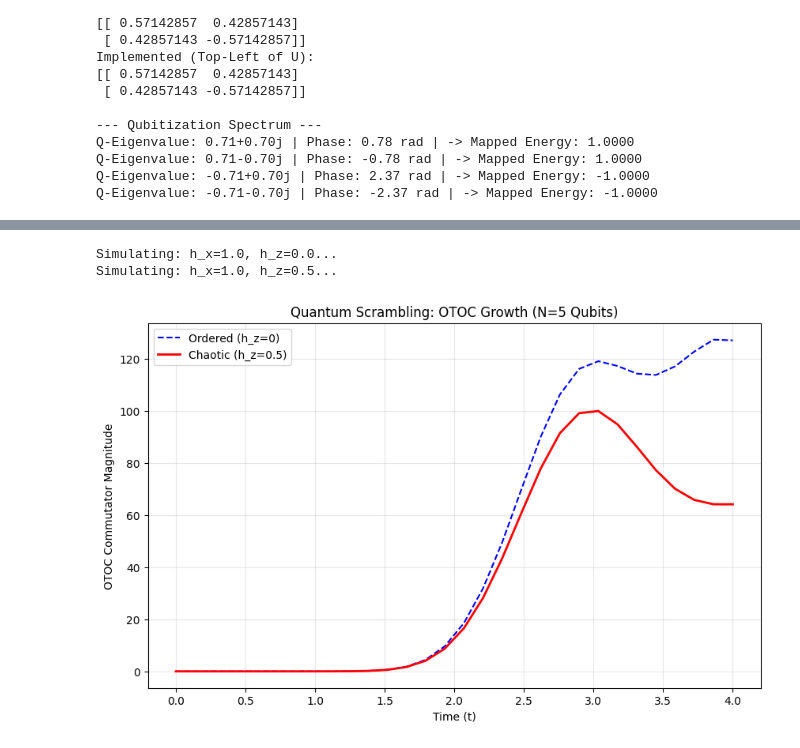
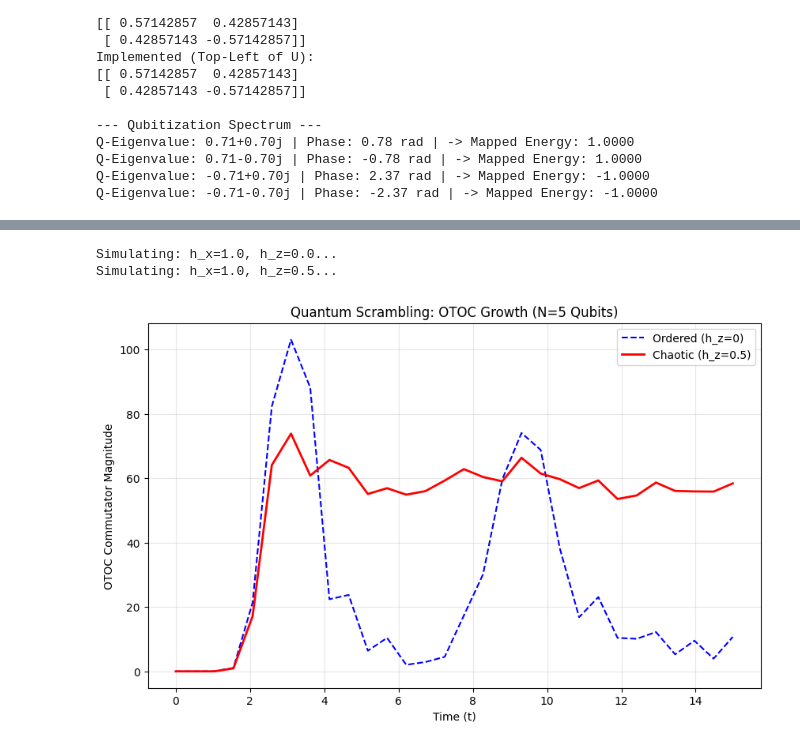
Before and after one commit to deltorobarba/science, a Jupyter notebook: schroedinger.ipynb, the cells around one changed output, grey strips where cells are left out. Cells and saved outputs as stored; diff of their text form; code cells hidden in the pictures.

```diff
--- a/schroedinger.ipynb
+++ b/schroedinger.ipynb
@@ -681,10 +680,8 @@ Since "i get this" implies you are ready to lock this knowledge in, here is the
 # %%
-import cirq
-import numpy as np
-import matplotlib.pyplot as plt
+
 from scipy.linalg import norm
 
-def get_unitary_from_circuit(qubits, t, h_x, h_z, steps=5):
+def get_unitary_from_circuit(qubits, t, h_x, h_z, steps=25):
     """
     Creates the Unitary Matrix U(t) for a specific Hamiltonian setup.
     H = Sum(Zi Zj) + h_x * Sum(Xi) + h_z * Sum(Zi)
@@ -764,32 +761,32 @@ def calculate_otoc_curve(num_qubits, h_x, h_z, time_points):
         otoc_values.append(c_val)
 
     return otoc_values
 
 # --- Simulation Setup ---
 n_qubits = 5  # Small enough for matrix multiplication
-times = np.linspace(0, 4.0, 30)
+times = np.linspace(0, 15.0, 30)
 
 # Scenario 1: Ordered / Integrable (Ising Model)
 # No longitudinal field (h_z = 0)
 otoc_ordered = calculate_otoc_curve(n_qubits, h_x=1.0, h_z=0.0, time_points=times)
 
 # Scenario 2: Chaotic (Non-Integrable)
 # We add a longitudinal field (h_z = 0.5) to break symmetry
 otoc_chaotic = calculate_otoc_curve(n_qubits, h_x=1.0, h_z=0.5, time_points=times)
 
 # --- Plotting ---
 plt.figure(figsize=(10, 6))
 
 plt.plot(times, otoc_ordered, label='Ordered (h_z=0)', color='blue', linestyle='--')
 plt.plot(times, otoc_chaotic, label='Chaotic (h_z=0.5)', color='red', linewidth=2)
 
 plt.title(f'Quantum Scrambling: OTOC Growth (N={n_qubits} Qubits)')
 plt.xlabel('Time (t)')
 plt.ylabel('OTOC Commutator Magnitude')
 plt.legend()
 plt.grid(True, alpha=0.3)
 plt.show()
 # %% [output]
 Simulating: h_x=1.0, h_z=0.0...
 Simulating: h_x=1.0, h_z=0.5...
-[figure, old version]
+[figure, new version]
```
Also changed, not shown: parts of 2 cells of this notebook.
